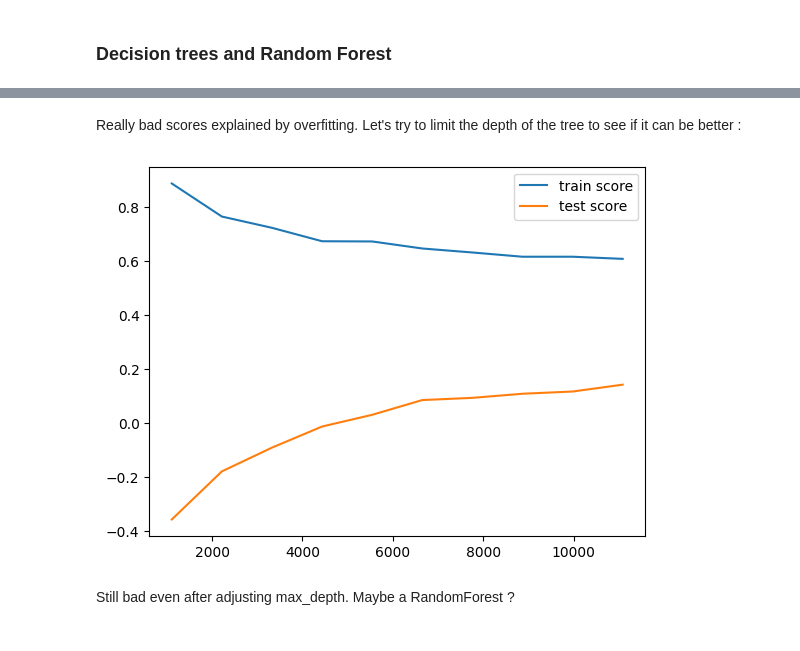
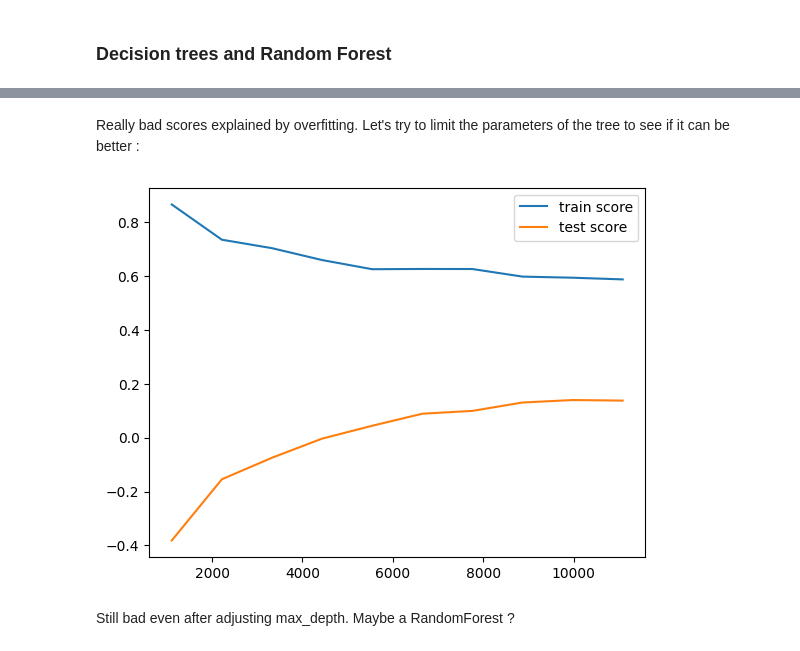
Before and after one commit to elouanzer/AAAproject_FC24, a Jupyter notebook: FC24_MLproject.ipynb, the cells around one changed output, grey strips where cells are left out. Saved outputs shown, nothing was run; the diff lists cells and outputs as text; code cells hidden in the pictures.

```diff
--- a/FC24_MLproject.ipynb
+++ b/FC24_MLproject.ipynb
@@ -388,15 +388,15 @@ plot_learning_curve(decision_tree_1)
 # %% [markdown]
-Really bad scores explained by overfitting. Let's try to limit the depth of the tree to see if it can be better :
+Really bad scores explained by overfitting. Let's try to limit the parameters of the tree to see if it can be better :
 # %%
 plot_learning_curve(
     make_pipeline(
         transformer_1_noscaling,
-        DecisionTreeRegressor(max_depth=15)
+        DecisionTreeRegressor(max_depth=15, max_features=20)
         #adjust the parameter
     )
 )
 # %% [output]
-[figure, old version]
+[figure, new version]
 # %% [markdown]
 Still bad even after adjusting max_depth. Maybe a RandomForest ?
 # %%
```
Also changed, not shown: parts of 7 cells of this notebook.
